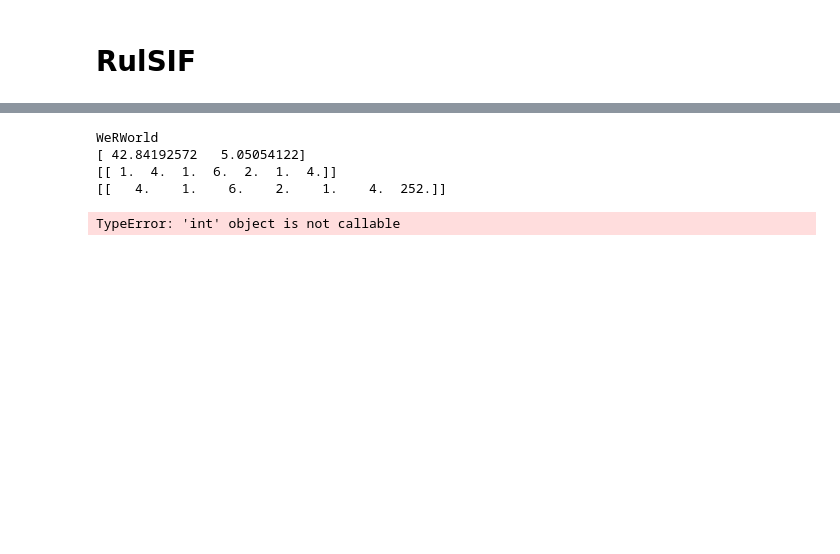
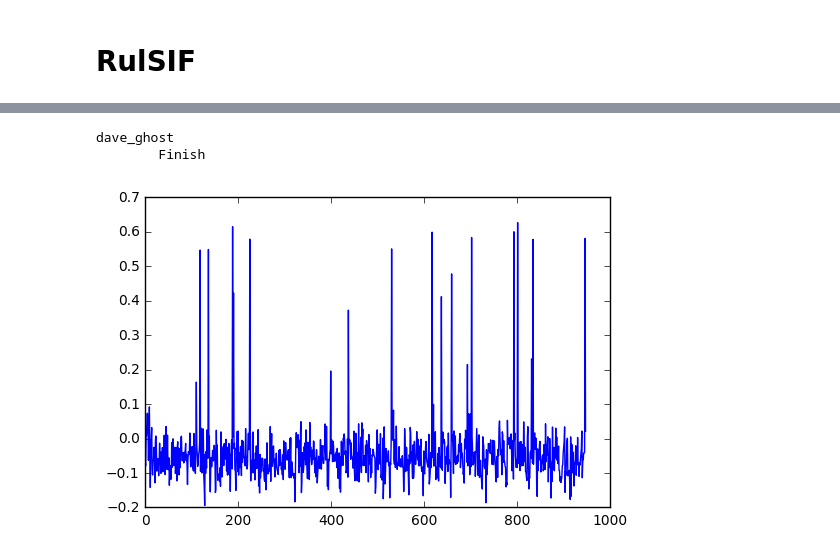
Before and after one commit to yenhao/Bipolar-Disorder-Detection, a Jupyter notebook: detect time/time_segmentation.ipynb, the cells around one changed output, grey strips where cells are left out. Saved outputs shown, nothing was run; the diff lists cells and outputs as text; code cells hidden in the pictures; blank space fills up the shorter version.

Commit message:
Rulif change point value calculation (finish but not check yet

```diff
--- a/detect time/time_segmentation.ipynb
+++ b/detect time/time_segmentation.ipynb
@@ -283,8 +283,8 @@ def cal_divergence(list1, list2, total):
     x_de = array([list2])
     x_re = array([total])
 
-    print(x_nu)
-    print(x_de)
+#     print(x_nu)
+#     print(x_de)
 #     print(x_re)
 
 #     x_re = np.array(total)
@@ -300,8 +300,8 @@ def cal_divergence(list1, list2, total):
     alpha = 0.1;
     (PE,w,s) = R_ULSIF(x_nu, x_de, c_[x_re,x_nu,x_de], alpha, sigma_list(x_nu,x_de),lambda_list(), 5, 5)
 
-    print('divergence = ' + str(PE))
-    return
+#     print('divergence = ' + str(PE))
+    return PE
 # %%
 seed(3)
 #generate data.
@@ -359,7 +359,7 @@ alpha =  0.1
 divergence =  -0.124542325398
 # %%
 for patient in patient_day_tweets:
-    if patient == 'ptsdforum': continue
+    if patient != 'dave_ghost': continue
     sorted_date_user = sorted(patient_day_tweets[patient])
 
 #     To calculate means
@@ -372,43 +372,47 @@ for patient in patient_day_tweets:
 #         if date >= int(start_str) and date <= int(end_str):
         f_list.append(float(len(patient_day_tweets[patient][date])))
 #             Count late
         late_count = 0
         for tweet in patient_day_tweets[patient][date]:
             tweet_time = tweet.split('\t')[0]
             if int(tweet_time.split(' ')[1].split(':')[1]) < 6:
                 late_count +=1
         l_list.append(float(late_count))
 
     fl_array = np.array([f_list, l_list])
 
-    fmeans, lmeans = np.mean(fl_array, axis = 1)
-    print(np.std(fl_array, axis=1))
-
-
-#     change point
+# #     change point
     total_slide_windows_value_list = []
     windows_size = 7
 
     user_tweets_len = len(sorted_date_user)
     for index in range(user_tweets_len):
         single_slide_windows_value_list = []
 
 #     create sliding window
-        for size in range(windows_size):
-            window_index = index + size
+        for each_size in range(windows_size):
+            window_index = index + each_size
 #             Check if out if index
             if window_index < (user_tweets_len - 1) :
                 single_slide_windows_value_list.append(f_list[window_index])
             else:
                 single_slide_windows_value_list.append(0)
         total_slide_windows_value_list.append(single_slide_windows_value_list)
 
+    divergence_list = []
     for i in range(len(total_slide_windows_value_list))[1:]:
-        cal_divergence(total_slide_windows_value_list[i-1], total_slide_windows_value_list[i], f_list)
+        try:
+            divergence_list.append(cal_divergence(total_slide_windows_value_list[i-1], total_slide_windows_value_list[i], f_list))
+        except:
+            divergence_list.append(0.0)
+            print("Dead at " + str(i))
+    print("\tFinish")
+    #plotting with true density ratio
+    plot(divergence_list)
+    show()
+
     break
 # %% [output]
-WeRWorld
-[ 42.84192572   5.05054122]
-[[ 1.  4.  1.  6.  2.  1.  4.]]
-[[   4.    1.    6.    2.    1.    4.  252.]]
+dave_ghost
+        Finish
-TypeError: 'int' object is not callable
+[figure, added]
```
Also changed, not shown: parts of 1 cell of this notebook.
